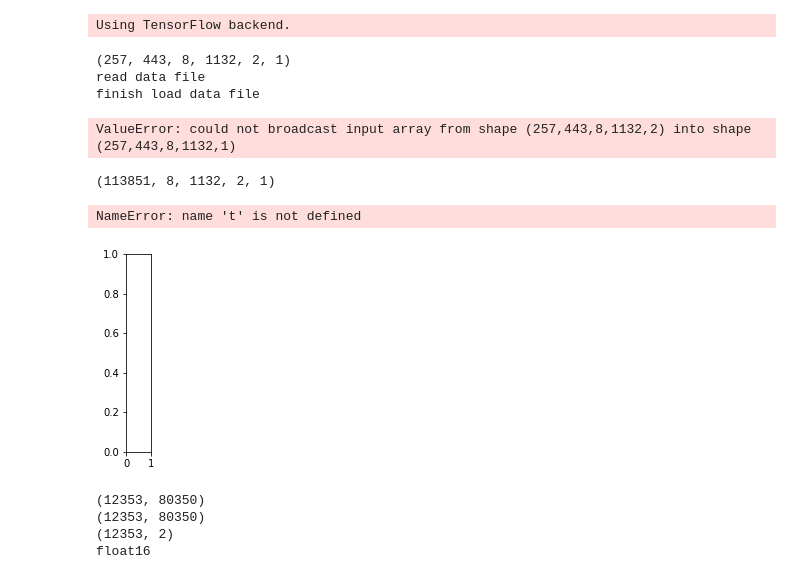
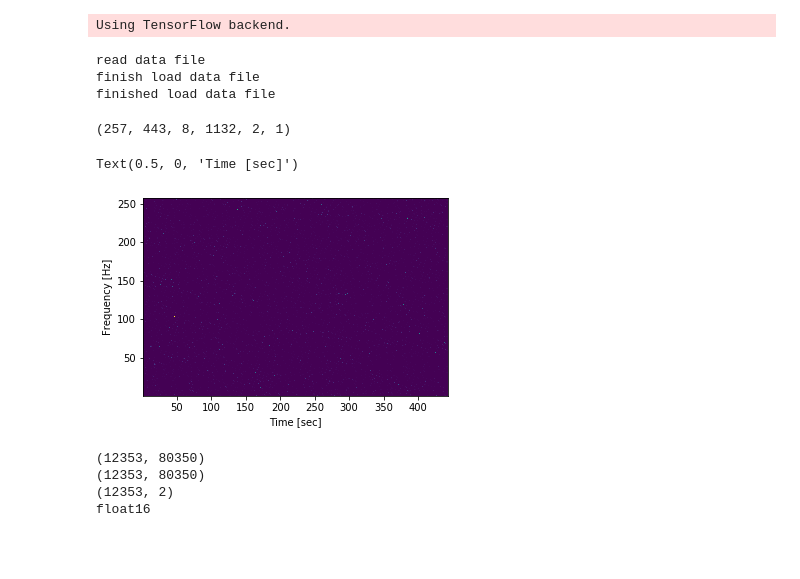
Before and after one commit to pffelix/EmbeddedNeuralNetwork, a Jupyter notebook: src/PythonCode/LocalizationTraining.ipynb, the cells around one changed output. Cells and saved outputs as stored; diff of their text form; code cells hidden in the pictures; blank space fills up the shorter version.

Commit message:
magnitude read in works

```diff
--- a/src/PythonCode/LocalizationTraining.ipynb
+++ b/src/PythonCode/LocalizationTraining.ipynb
@@ -31,7 +31,7 @@ windowIncrease = 0.1 #in sec
 windowSize = 5 #in sec
 filterOrder = 10
 filterBand = [200,5000] #in Hertz
-fftWindowN = 512
+fftWindowN = 257 # singlesided
 featureType = "magnitude"
 folderName = ["cmu_us_awb_arctic", "cmu_us_bdl_arctic", "cmu_us_clb_arctic", "cmu_us_jmk_arctic"] # , "cmu_us_ksp_arctic", "cmu_us_rms_arctic", "cmu_us_slt_arctic"
 folderNameNselected = 1
@@ -58,8 +58,8 @@ if fs == 16000:
         data = np.zeros((samplesN, angleN, filesN, micN, folderNameNselected), dtype = np.int16)
     if featureType == "magnitude":
         samplesN = 113851;
-        data = np.zeros((int(fftWindowN / 2) + 1, int(samplesN / ((fftWindowN / 2) + 1)), angleN, filesN, micN, folderNameNselected), dtype = np.int16)
-        print (np.shape(data)) # magnitude bins
+        fftWindowT = int(samplesN / fftWindowN);
+        data = np.zeros((fftWindowN, fftWindowT, angleN, filesN, micN, folderNameNselected), dtype = np.int16)
 
 # read data
 for folder_i in range(folderNameNselected):
@@ -85,7 +85,7 @@ for folder_i in range(folderNameNselected):
         if featureType == "raw":
             data_i = np.reshape(data_i, (samplesN, angleN, filesN, micN))
         if featureType == "magnitude":
-            data_i = np.reshape(data_i, (int(fftWindowN / 2) + 1, int(samplesN / ((fftWindowN / 2) + 1)), angleN, filesN, micN))
+            data_i = np.reshape(data_i, (fftWindowN, fftWindowT, angleN, filesN, micN))
 
         # merge into one database
         data[:,:,:,:,:,folder_i] = data_i
@@ -127,24 +127,28 @@ for folder_i in range(folderNameNselected):
             # log
             print (i)
 # %% [output]
-(257, 443, 8, 1132, 2, 1)
 read data file
 finish load data file
+finished load data file
-ValueError: could not broadcast input array from shape (257,443,8,1132,2) into shape (257,443,8,1132,1)
 # %%
 # calculate features
-print (np.shape(data)) # magnitude bins
+
+# show dimensions
+print (np.shape(data)) # frequency bins, time bins, microphones, file number, channel, speaker
+
+
 # visualize features
-index = 0
 plt.figure(figsize=(12, 8))
-plt.subplot (1)
-plt.pcolormesh(t, f, data[:,])
+plt.subplot (221)
+t = np.linspace(1,fftWindowT, fftWindowT)
+f = np.linspace(1,fftWindowN, fftWindowN)
+plt.pcolormesh(t, f, data[:,:,0,0,0,0])
 plt.ylabel('Frequency [Hz]')
 plt.xlabel('Time [sec]')
 # %% [output]
-(113851, 8, 1132, 2, 1)
+(257, 443, 8, 1132, 2, 1)
-NameError: name 't' is not defined
+Text(0.5, 0, 'Time [sec]')
-[figure, old version]
+[figure, new version]
 # %%
 run = False
 if run
```
